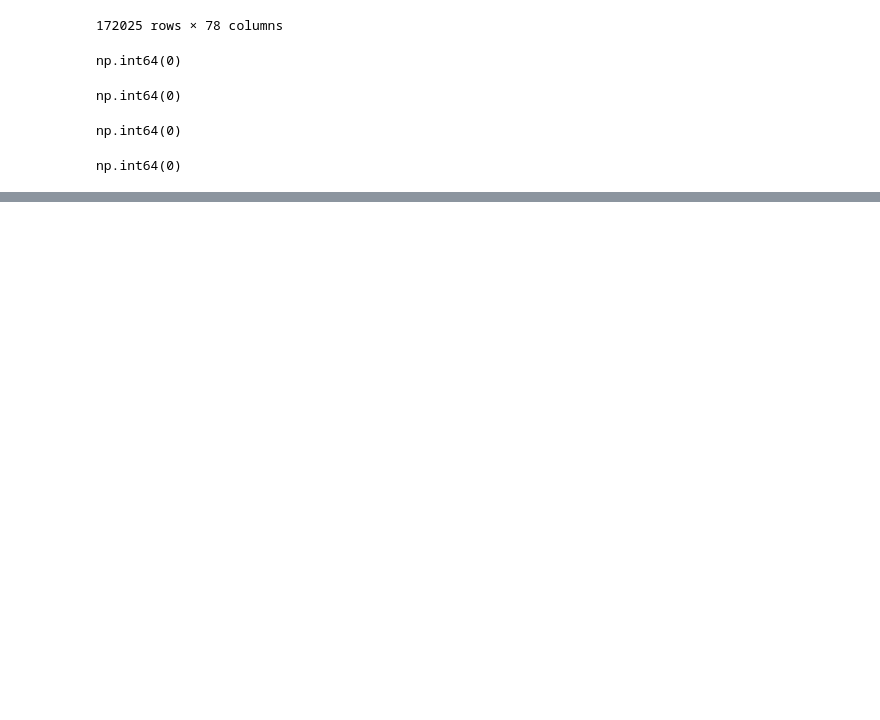
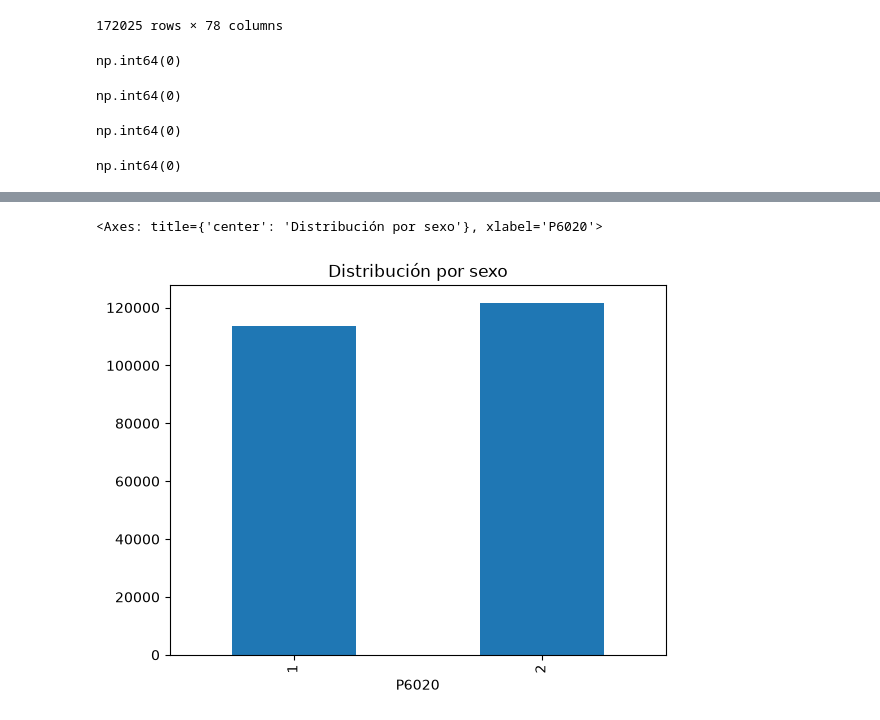
Before and after one commit to SaraVMH/Proyecto1-DATA1002, a Jupyter notebook: jupyter/proy.ipynb, the cells around one changed output, grey strips where cells are left out. Drawn from its saved outputs; the diff is of its cells as text; code cells hidden in the pictures; blank space fills up the shorter version.

```diff
--- a/jupyter/proy.ipynb
+++ b/jupyter/proy.ipynb
@@ -35,0 +114,5 @@ np.int64(0)
+# %%
+frecuencia_sexo.plot(kind="bar", title="Distribución por sexo")
+# %% [output]
+<Axes: title={'center': 'Distribución por sexo'}, xlabel='P6020'>
+[figure, added]
```
Also changed, not shown: parts of 5 cells of this notebook, 4 other files.
